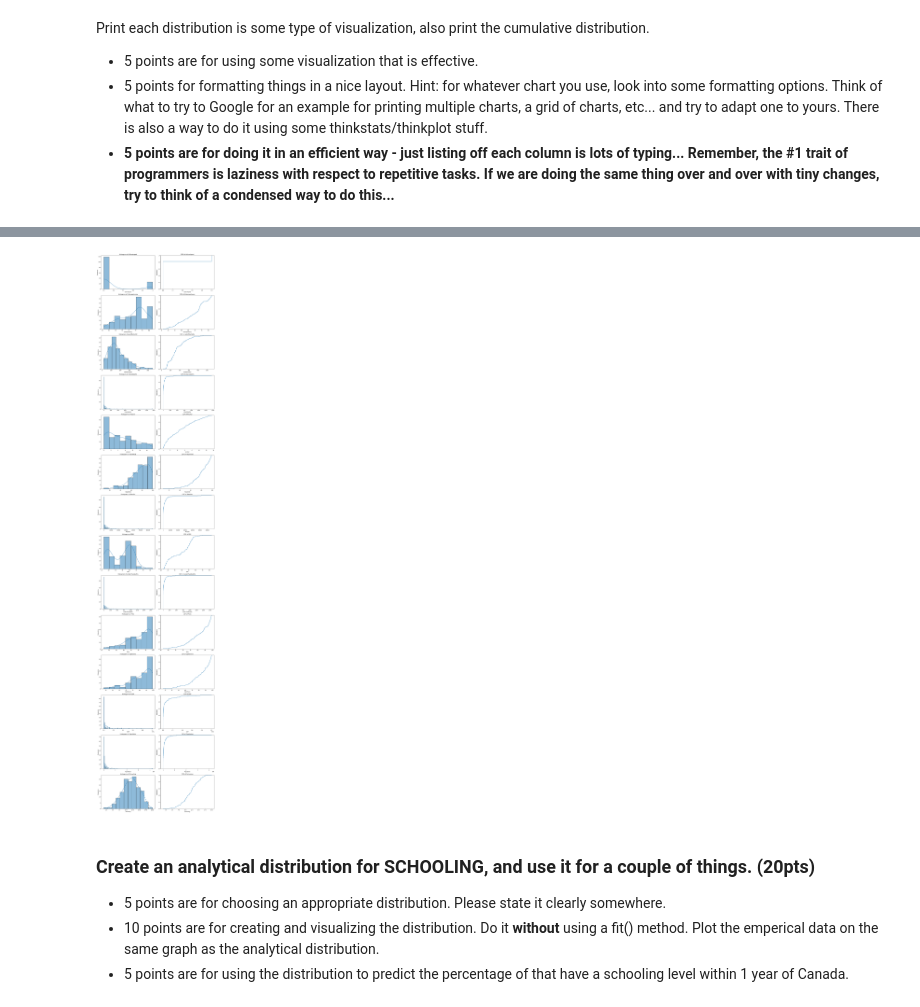
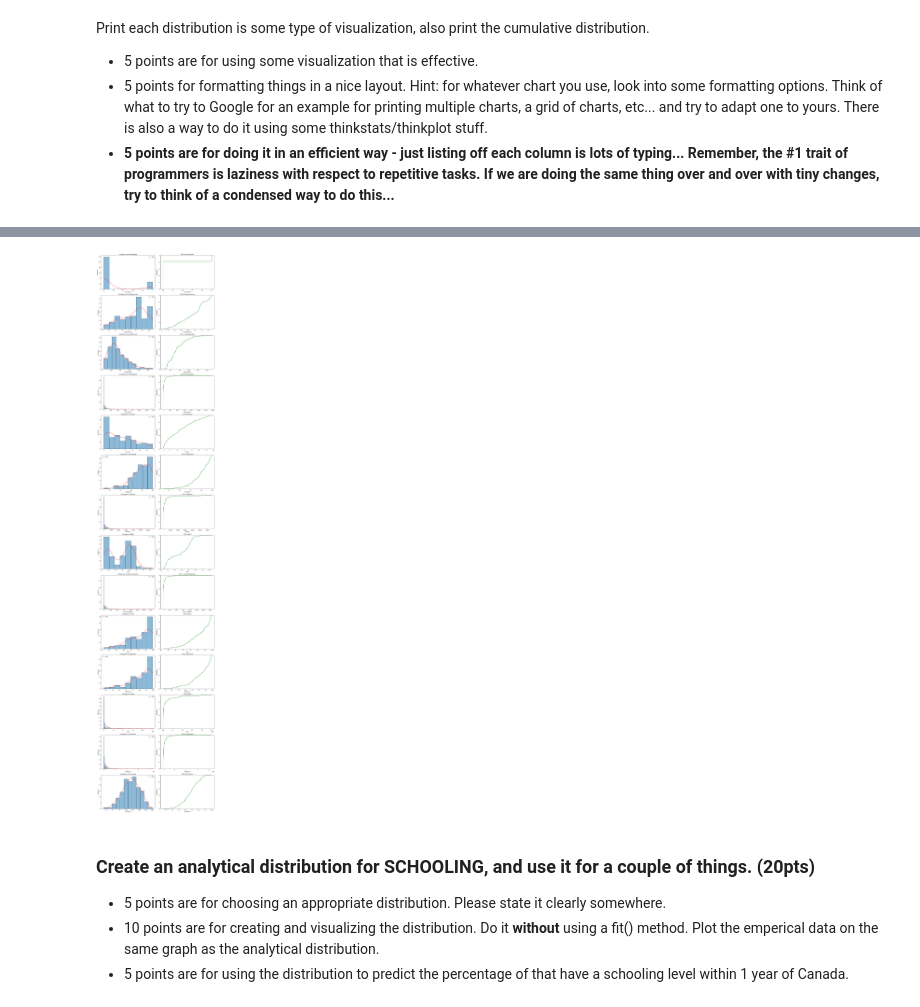
Before and after one commit to AkeemSemperDataScience/data3450-assignment-2-mlsiebold, a Jupyter notebook: START_Asn_2.ipynb, the cells around one changed output, grey strips where cells are left out. Drawn from its saved outputs; the diff is of its cells as text; code cells hidden in the pictures.

```diff
--- a/START_Asn_2.ipynb
+++ b/START_Asn_2.ipynb
@@ -168,29 +146,31 @@ df
 # %%
 #Print all distributions
 
-columns = df.select_dtypes(include='float').columns.to_list()                           # Get list of float column names
-subplot_rows = len(columns)                                                             # Base number of subplot rows on the number of columns in list
-subplot_cols = 2                                                                        # Base number of subplot columns on number of plot types (hist and CDF)
+columns = df.select_dtypes(include='float').columns.to_list()                               # Get list of float column names
+subplot_rows = len(columns)                                                                 # Base number of subplot rows on the number of columns in list
+subplot_cols = 2                                                                            # Base number of subplot columns on number of plot types (hist and CDF)
 
-fig, axes = plt.subplots(subplot_rows, subplot_cols, figsize=(15, 5*subplot_rows))      # Create subplots based on number of columns in list
-axes = axes.flatten()                                                                   # Convert 2D array to 1D for
+fig, axes = plt.subplots(subplot_rows, subplot_cols, figsize=(15, 5*subplot_rows))          # Create subplots based on number of columns in list
+axes = axes.flatten()                                                                       # Convert 2D array to 1D for
 
-for i, column in enumerate(columns):                                                    # Loop through columns list and enumerate
+for i, column in enumerate(columns):                                                        # Loop through columns list and enumerate
 
-    sns.histplot(df[column], ax=axes[i*subplot_cols], kde=True)                         # Plot histogram and density curve (KDE)
-    axes[i*subplot_cols].set_title(f'Histogram of {column}')                            # axes[i*subplot_cols] tells it where to place the graph:
-    axes[i*subplot_cols].set_xlabel(column)                                                 # i = subplot row = current iteration
-    axes[i*subplot_cols].set_ylabel('Frequency')                                            # subplot_cols = column number = subplot column 1
+    sns.histplot(df[column], kde=True, line_kws={'label':'KDE'}, ax=axes[i*subplot_cols])   # Plot histogram and density curve (KDE)
+    axes[i*subplot_cols].set_title(f'Histogram of {column}')                                # axes[i*subplot_cols] tells it where to place the graph:
+    axes[i*subplot_cols].set_xlabel(column)                                                     # i = subplot row = current iteration
+    axes[i*subplot_cols].set_ylabel('Frequency')                                                # subplot_cols = column number = subplot column 1
+    axes[i*subplot_cols].legend()
+    axes[i*subplot_cols].lines[0].set_color('red')                                          # Change KDE color (workaround because line_kws ignores {'color':'red'} for dumb reasons I don't really understand...)
 
-    sns.ecdfplot(df[column], ax=axes[i*subplot_cols+1])                                 # Plot CDF
-    axes[i*subplot_cols+1].set_title(f'CDF of {column}')                                # axes[i*subplot_cols+1] tells it where to place the graph:
-    axes[i*subplot_cols+1].set_xlabel(column)                                               # i = subplot row = current iteration
-    axes[i*subplot_cols+1].set_ylabel('Frequency')                                          # subplot_cols+1 = column number = 1+1 = subplot column 2
+    sns.ecdfplot(df[column], ax=axes[i*subplot_cols+1], color='green')                      # Plot CDF
+    axes[i*subplot_cols+1].set_title(f'CDF of {column}')                                    # axes[i*subplot_cols+1] tells it where to place the graph:
+    axes[i*subplot_cols+1].set_xlabel(column)                                                   # i = subplot row = current iteration
+    axes[i*subplot_cols+1].set_ylabel('Frequency')                                              # subplot_cols+1 = column number = 1+1 = subplot column 2
 
-plt.tight_layout()                                                                      # Tight layout prevents overlapping axis labels
+plt.tight_layout()                                                                          # Tight layout prevents overlapping axis labels
 plt.show()
 # %% [output]
-[figure, old version]
+[figure, new version]
 # %% [markdown]
 ### Create an analytical distribution for SCHOOLING, and use it for a couple of things. (20pts)
 
```
Also changed, not shown: parts of 4 cells of this notebook.
